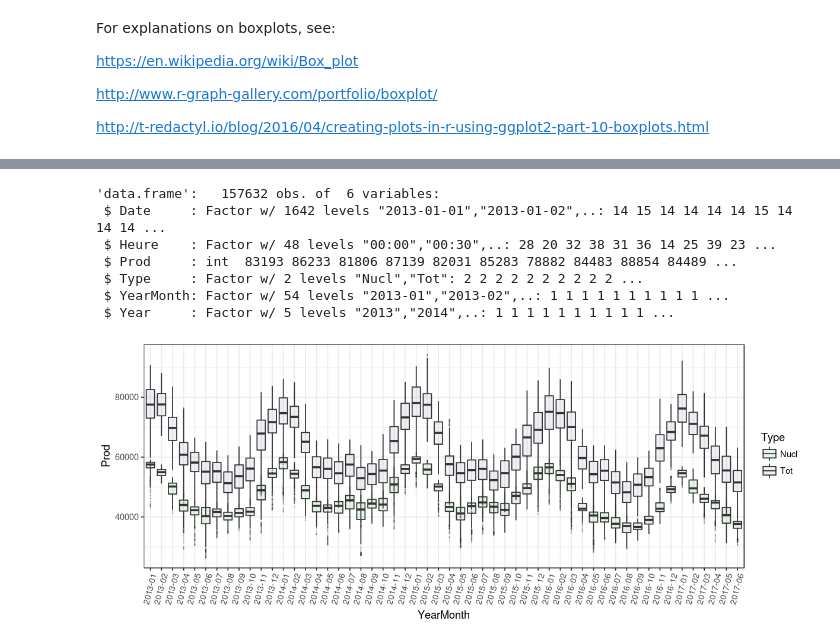
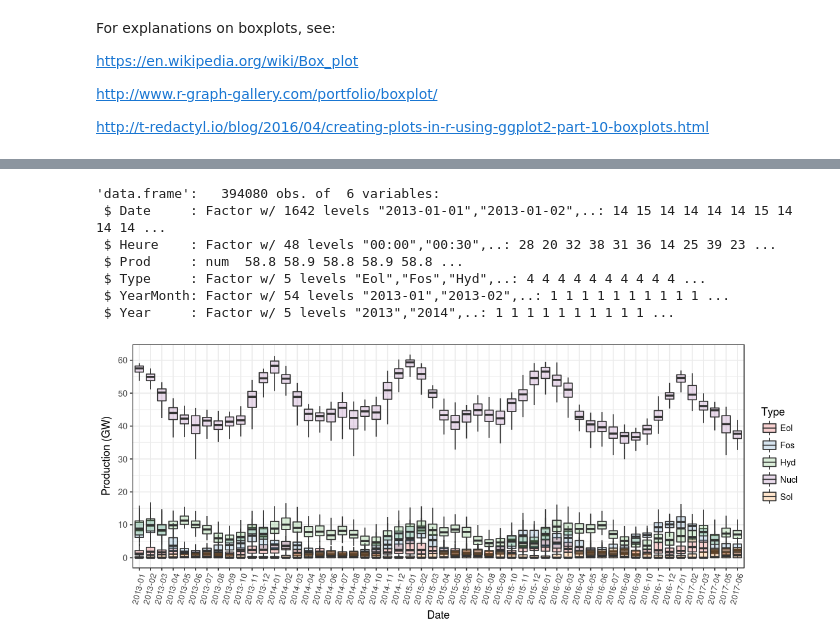
Before and after one commit to ebusato/jupyter_R, a Jupyter notebook: EnergyData.ipynb, the cells around one changed output, grey strips where cells are left out. Saved outputs shown, nothing was run; the diff lists cells and outputs as text; code cells hidden in the pictures.

```diff
--- a/EnergyData.ipynb
+++ b/EnergyData.ipynb
@@ -33,36 +63,52 @@ ggplot(data=ds, aes(x=YearMonth, y=Prod.nucleaire..MW.))+
 # %%
 library(ggplot2)
 library(scales)
 
 ds = read.csv("cdc_prod_par_filiere.csv", sep = ";")
 
-dsTot <- data.frame(ds$Date, ds$Heure, ds$Prod.totale..MW.)
+dsTot <- data.frame(ds$Date, ds$Heure, ds$Prod.totale..MW./10^3)
 dsTot$Type <- "Tot"
 colnames(dsTot) <- c("Date", "Heure", "Prod", "Type")
-dsNucl <- data.frame(ds$Date, ds$Heure, ds$Prod.nucleaire..MW.)
+dsNucl <- data.frame(ds$Date, ds$Heure, ds$Prod.nucleaire..MW./10^3)
 dsNucl$Type <- "Nucl"
 colnames(dsNucl) <- c("Date", "Heure", "Prod", "Type")
+dsEol <- data.frame(ds$Date, ds$Heure, ds$Prod.eolien..MW./10^3)
+dsEol$Type <- "Eol"
+colnames(dsEol) <- c("Date", "Heure", "Prod", "Type")
+dsSol <- data.frame(ds$Date, ds$Heure, ds$Prod.solaire..MW./10^3)
+dsSol$Type <- "Sol"
+colnames(dsSol) <- c("Date", "Heure", "Prod", "Type")
+dsHyd <- data.frame(ds$Date, ds$Heure, ds$Prod.hydraulique..MW./10^3)
+dsHyd$Type <- "Hyd"
+colnames(dsHyd) <- c("Date", "Heure", "Prod", "Type")
+dsFos <- data.frame(ds$Date, ds$Heure, ds$Prod.thermique.fossile..MW./10^3)
+dsFos$Type <- "Fos"
+colnames(dsFos) <- c("Date", "Heure", "Prod", "Type")
 
-newds <- rbind(dsTot, dsNucl)
+newds <- rbind(dsNucl, dsEol, dsSol, dsHyd, dsFos)
 newds$Type <- factor(newds$Type)
 newds$YearMonth <- substr(newds$Date, start=1, stop=7)
 newds$YearMonth <- factor(newds$YearMonth)
 newds$Year <- substr(ds$Date, start=1, stop=4)#as.numeric(substr(ds$Date, start=1, stop=4))
 newds$Year <- factor(newds$Year)
 str(newds)
 #newds
 options(repr.plot.width=10, repr.plot.height=4)
 ggplot(data=newds, aes(x=YearMonth, y=Prod, fill=Type))+
-  geom_boxplot(outlier.size=0.1, alpha=0.2, position = "identity")+
+  geom_boxplot(outlier.size=0.1, alpha=0.2, position = "identity", outlier.shape = NA)+
+  #stat_summary(fun.y="mean", geom="point")
   theme_bw()+
   theme(axis.text.x = element_text(angle = 75, hjust = 1)) +
-        scale_fill_brewer(palette = "Accent")
+  scale_fill_brewer(palette = "Set1") +
+  scale_y_continuous(name = "Production (GW)",
+                     breaks = seq(0, 100, length=11)) +
+  scale_x_discrete(name = "Date")
 # %% [output]
-'data.frame':   157632 obs. of  6 variables:
+'data.frame':   394080 obs. of  6 variables:
  $ Date     : Factor w/ 1642 levels "2013-01-01","2013-01-02",..: 14 15 14 14 14 14 15 14 14 14 ...
  $ Heure    : Factor w/ 48 levels "00:00","00:30",..: 28 20 32 38 31 36 14 25 39 23 ...
- $ Prod     : int  83193 86233 81806 87139 82031 85283 78882 84483 88854 84489 ...
- $ Type     : Factor w/ 2 levels "Nucl","Tot": 2 2 2 2 2 2 2 2 2 2 ...
+ $ Prod     : num  58.8 58.9 58.8 58.9 58.8 ...
+ $ Type     : Factor w/ 5 levels "Eol","Fos","Hyd",..: 4 4 4 4 4 4 4 4 4 4 ...
  $ YearMonth: Factor w/ 54 levels "2013-01","2013-02",..: 1 1 1 1 1 1 1 1 1 1 ...
  $ Year     : Factor w/ 5 levels "2013","2014",..: 1 1 1 1 1 1 1 1 1 1 ...
-[figure, old version]
+[figure, new version]
```
Also changed, not shown: parts of 2 cells of this notebook, 1 other file.
